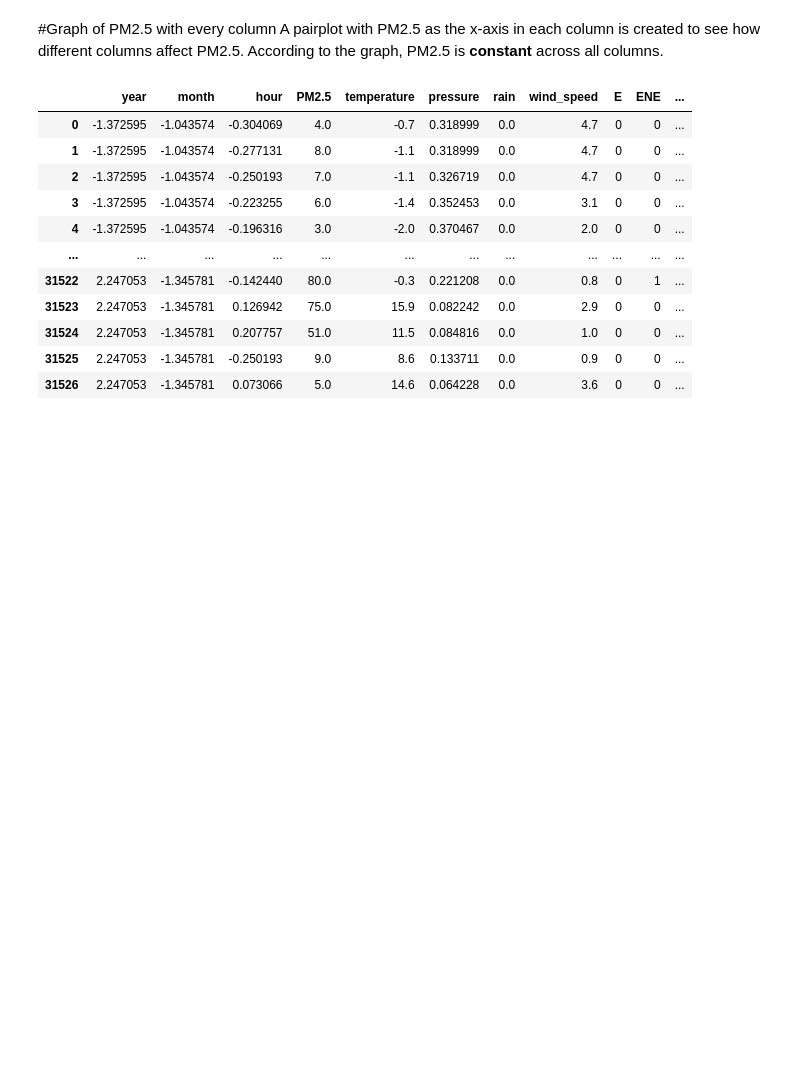
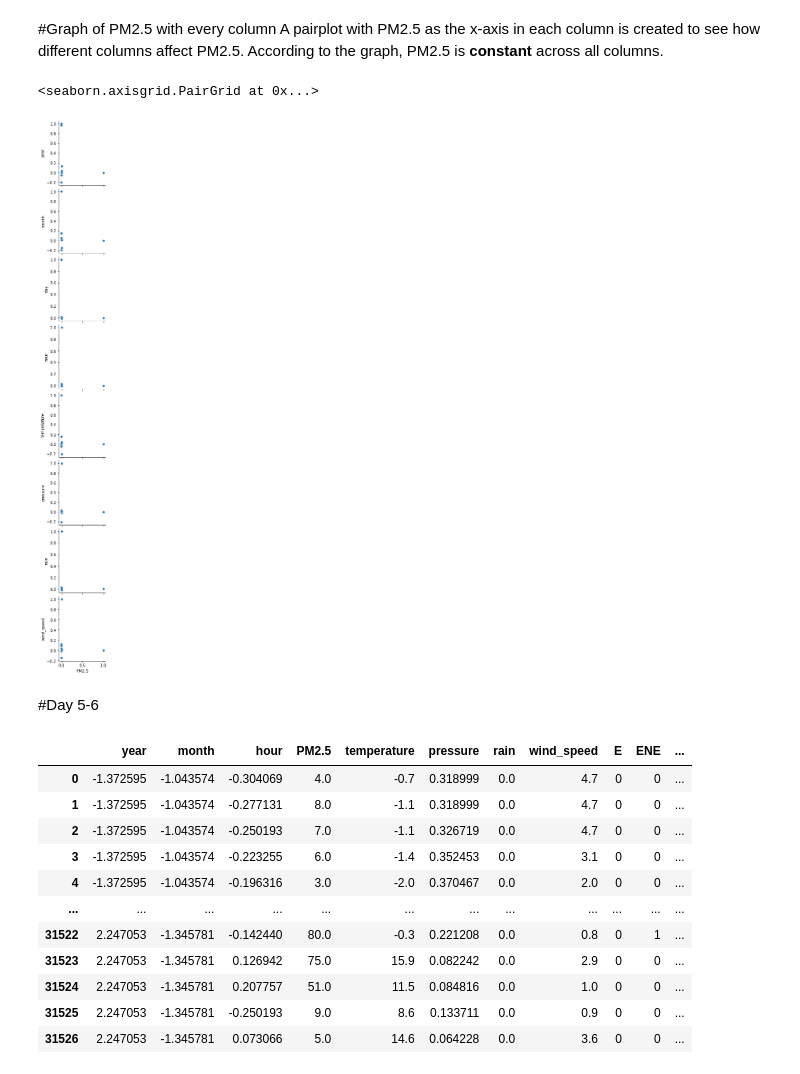
Before and after one commit to Priyanka-Rai18/GeeksFiesta_AI-ML_geeky_, a Jupyter notebook: datapreprocess.ipynb, the cells around one changed output. Saved outputs shown, nothing was run; the diff lists cells and outputs as text; code cells hidden in the pictures; blank space fills up the shorter version.

```diff
--- a/datapreprocess.ipynb
+++ b/datapreprocess.ipynb
@@ -386,7 +386,12 @@ A pairplot with PM2.5 as the x-axis in each column is created to see how differe
 According to the graph, PM2.5 is **constant** across all columns.
 # %%
 #PM2.5 getting affected by other columns
-#sns.pairplot(data=df1.corr(),x_vars=['PM2.5'],y_vars=['year','month','day','hour','temperature','pressure','rain','wind_speed'])
+sns.pairplot(data=df1.corr(),x_vars=['PM2.5'],y_vars=['year','month','day','hour','temperature','pressure','rain','wind_speed'])
+# %% [output]
+<seaborn.axisgrid.PairGrid at 0x...>
+[figure, added]
+# %% [markdown]
+#Day 5-6
 # %%
 df= df.loc[:, ~df.columns.str.contains('^Unnamed')]
 df
```
Also changed, not shown: parts of 19 cells of this notebook.
